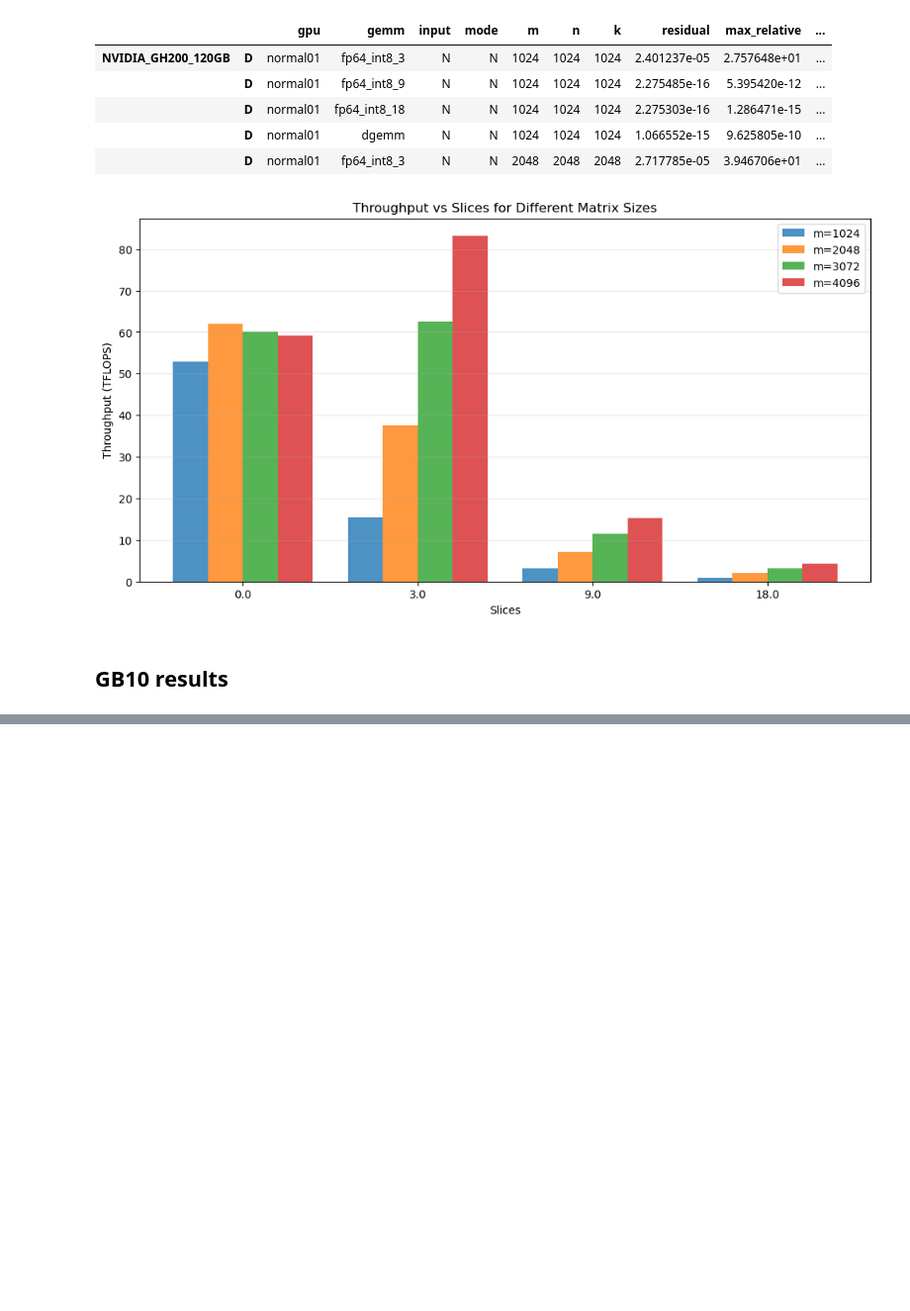
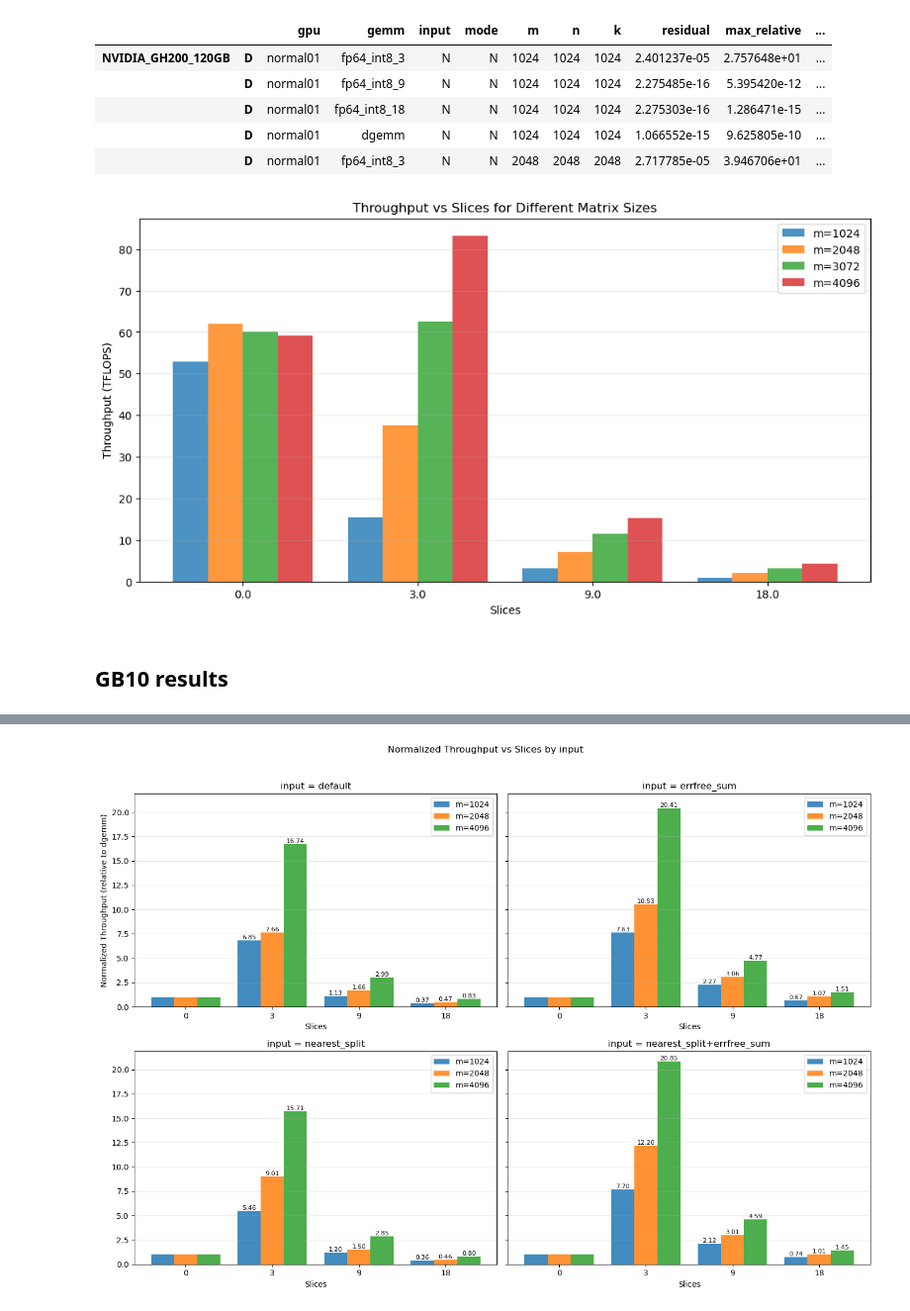
Before and after one commit to Sam-Bieberich/fp64_gb_emulation, a Jupyter notebook: ozIMMU/data_analysis/analysis.ipynb, the cells around one changed output, grey strips where cells are left out. Shown at 99% size. Cells and saved outputs as stored; diff of their text form; code cells hidden in the pictures; blank space fills up the shorter version.

```diff
--- a/ozIMMU/data_analysis/analysis.ipynb
+++ b/ozIMMU/data_analysis/analysis.ipynb
@@ -89,0 +118,50 @@ df_gb10_new.head()
+# %%
+# Normalize dgemm throughput to 1 and plot with value labels
+fig, axes = plt.subplots(2, 2, figsize=(14, 10), sharey=True)
+axes = axes.flatten()
+
+width = 0.8 / max(1, len(m_values))
+x_pos = list(range(len(slice_values)))
+
+for ax, inp in zip(axes, inputs):
+    df_in = df_gb10[df_gb10['input'] == inp]
+
+    # Get dgemm throughput for this input as baseline
+    dgemm_baseline_val = df_in[df_in['slices'] == 0.0]['throughput_in_tflops'].iloc[0]
+
+    for i, m_val in enumerate(m_values):
+        df_m = df_in[df_in['m'] == m_val].dropna(subset=['slices']).sort_values('slices')
+        if df_m.empty:
+            continue
+
+        # Normalize throughput by dgemm baseline
+        normalized_throughput = df_m['throughput_in_tflops'] / dgemm_baseline_val
+
+        offset = (i - len(m_values)/2 + 0.5) * width
+        bars = ax.bar([p + offset for p in x_pos],
+               normalized_throughput,
+               width,
+               label=f'm={m_val}',
+               alpha=0.85)
+
+        # Add value labels above bars (except for slices = 0)
+        for j, (bar, slice_val) in enumerate(zip(bars, df_m['slices'].values)):
+            if slice_val != 0.0:
+                height = bar.get_height()
+                ax.text(bar.get_x() + bar.get_width()/2., height,
+                        f'{height:.2f}',
+                        ha='center', va='bottom', fontsize=8)
+
+    ax.set_title(f'input = {inp}')
+    ax.set_xlabel('Slices')
+    ax.set_xticks(x_pos)
+    ax.set_xticklabels([int(s) if s == int(s) else s for s in slice_values])
+    ax.grid(axis='y', alpha=0.3)
+    ax.legend()
+
+axes[0].set_ylabel('Normalized Throughput (relative to dgemm)')
+fig.suptitle('Normalized Throughput vs Slices by input')
+plt.tight_layout(rect=[0, 0, 1, 0.96])
+plt.show()
+# %% [output]
+[figure, added]
```
Also changed, not shown: parts of 6 cells of this notebook, 1 other file.
